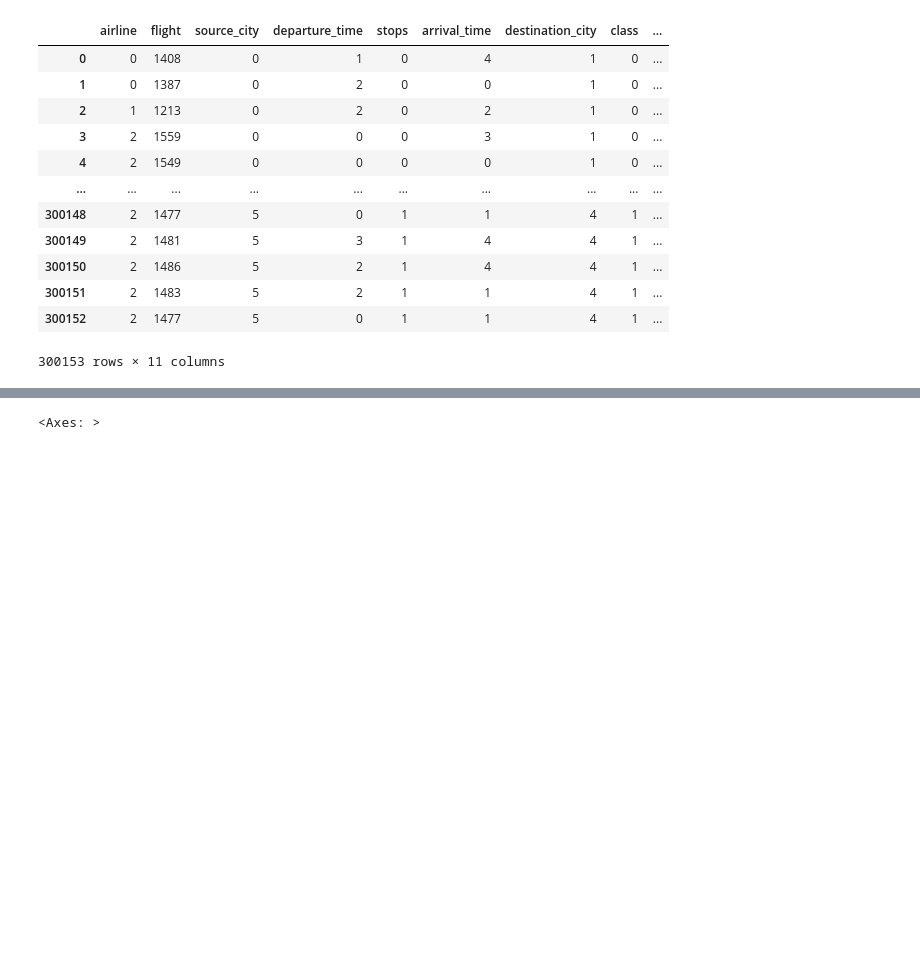
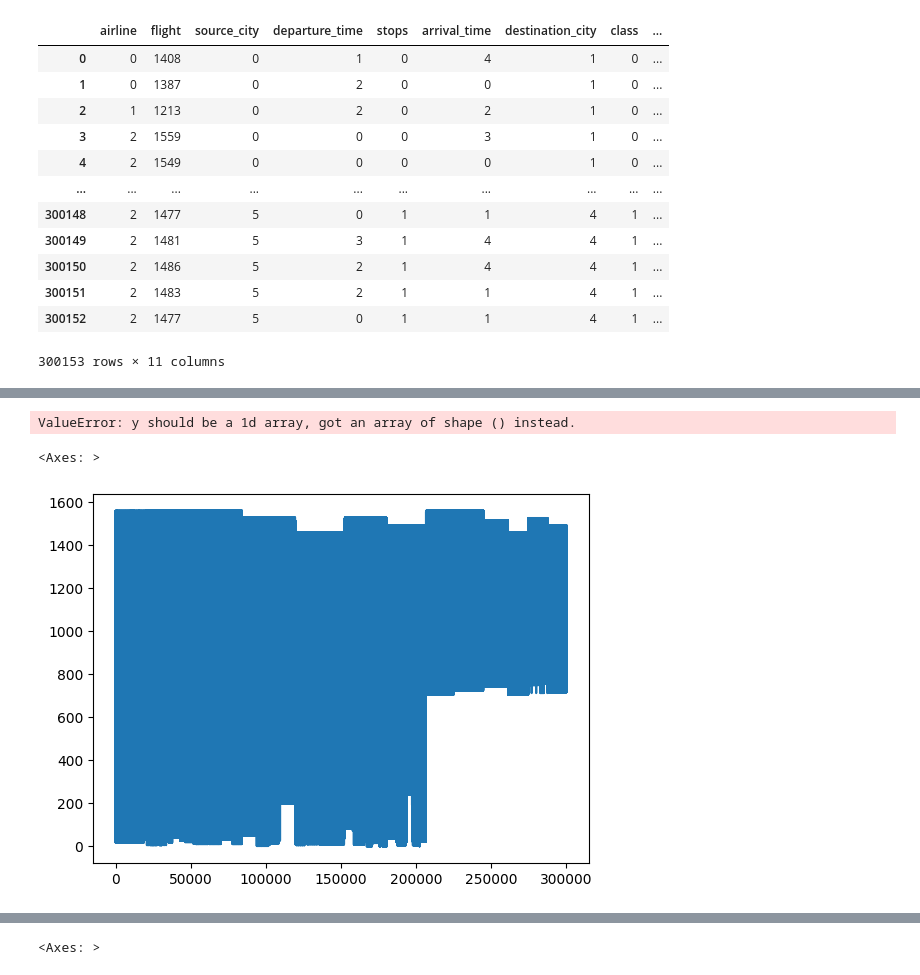
Before and after one commit to Harshvardhan1407/Machine_Learning, a Jupyter notebook: regression.ipynb, the cells around one changed output, grey strips where cells are left out. Saved outputs shown, nothing was run; the diff lists cells and outputs as text; code cells hidden in the pictures; blank space fills up the shorter version.

```diff
--- a/regression.ipynb
+++ b/regression.ipynb
@@ -172,0 +173,9 @@ df
+# %%
+valu = label_encoder.fit_transform("SG-8709")
+# %% [output]
+ValueError: y should be a 1d array, got an array of shape () instead.
+# %%
+df['flight'].plot()
+# %% [output]
+<Axes: >
+[figure, added]
```
Also changed, not shown: parts of 27 cells of this notebook, 1 other file.
